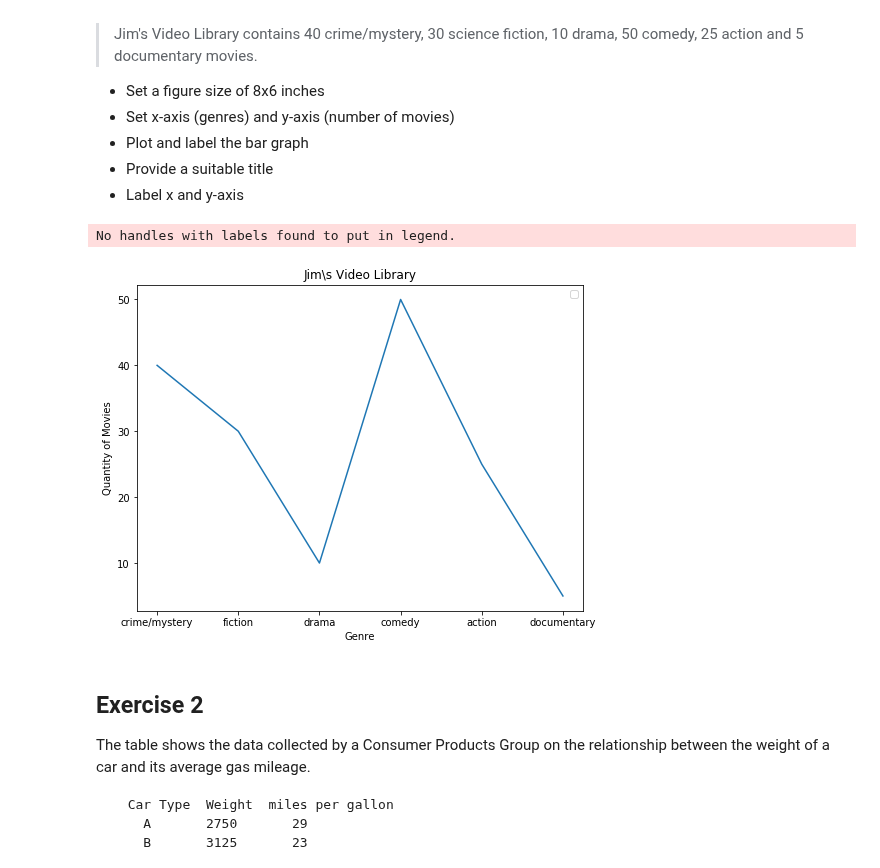
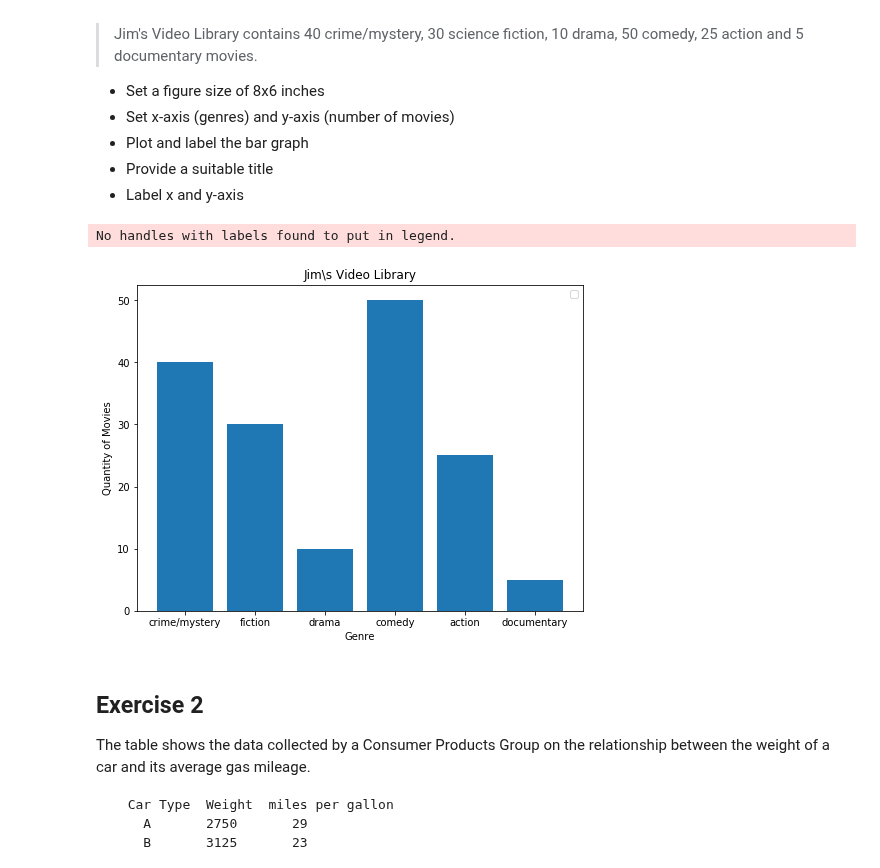
Before and after one commit to ulkuguneysu/dsc-data-viz-lab-nyc-ds-career-042219, a Jupyter notebook: index.ipynb, the cells around one changed output. Saved outputs shown, nothing was run; the diff lists cells and outputs as text; code cells hidden in the pictures.

```diff
--- a/index.ipynb
+++ b/index.ipynb
@@ -23,29 +23,29 @@ Make a vertical bar graph using `plt.bar()` for the following set of data:
 # %%
 # import the required libraries
 import numpy as np
 import matplotlib.pyplot as plt
 
 y = [40, 30, 10, 50, 25, 5]
 x =['crime/mystery', 'fiction', 'drama', 'comedy', 'action', 'documentary']
 labels = None
 
 # Set a figure size
 plt.figure(figsize = (8,6))
 
 # Plot vertical bars of fixed width by passing x and y values to .bar() function
-plt.plot(x, y)
+plt.bar(x, y)
 plt.xlabel('Genre')
 plt.ylabel('Quantity of Movies')
 
 # Give a title to the bar graph
 plt.title('Jim\s Video Library')
 
 # Output the final plot
 plt.legend()
 plt.show()
 # %% [output]
 No handles with labels found to put in legend.
-[figure, old version]
+[figure, new version]
 # %% [markdown]
 ## Exercise 2
 
```
